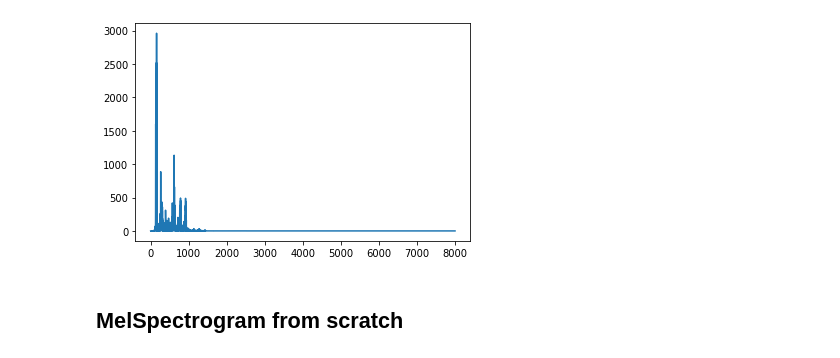
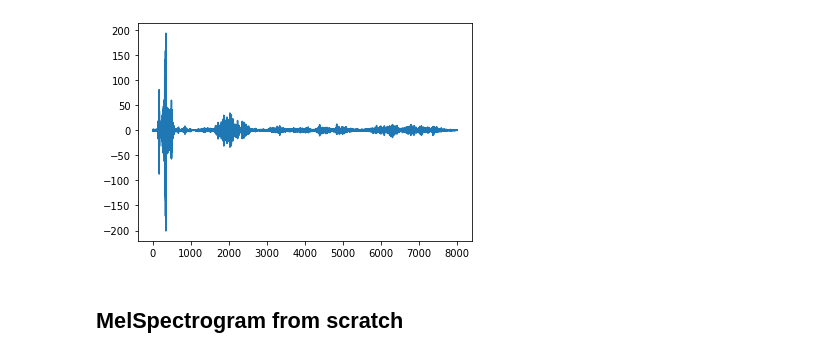
Before and after one commit to Guillem96/activity-recognition, a Jupyter notebook: notebooks/Audio Classification PyTorch.ipynb, the cells around one changed output. Drawn from its saved outputs; the diff is of its cells as text; code cells hidden in the pictures.

```diff
--- a/notebooks/Audio Classification PyTorch.ipynb
+++ b/notebooks/Audio Classification PyTorch.ipynb
@@ -42,11 +56,10 @@ Audio(waveform.numpy(), rate=sample_rate, autoplay=True)
 # %% [output]
 [interactive output not drawn]
 # %%
-fft = torch.rfft(waveform, signal_ndim=1)
-fft = fft[..., 0].pow(2) + fft[..., 0].pow(2)
+fft = torch.fft.rfft(waveform, dim=1)
 plt.plot(fft[0]);
 # %% [output]
-[figure, old version]
+[figure, new version]
 # %% [markdown]
 ## MelSpectrogram from scratch
 # %% [markdown]
```
Also changed, not shown: parts of 17 cells of this notebook.
